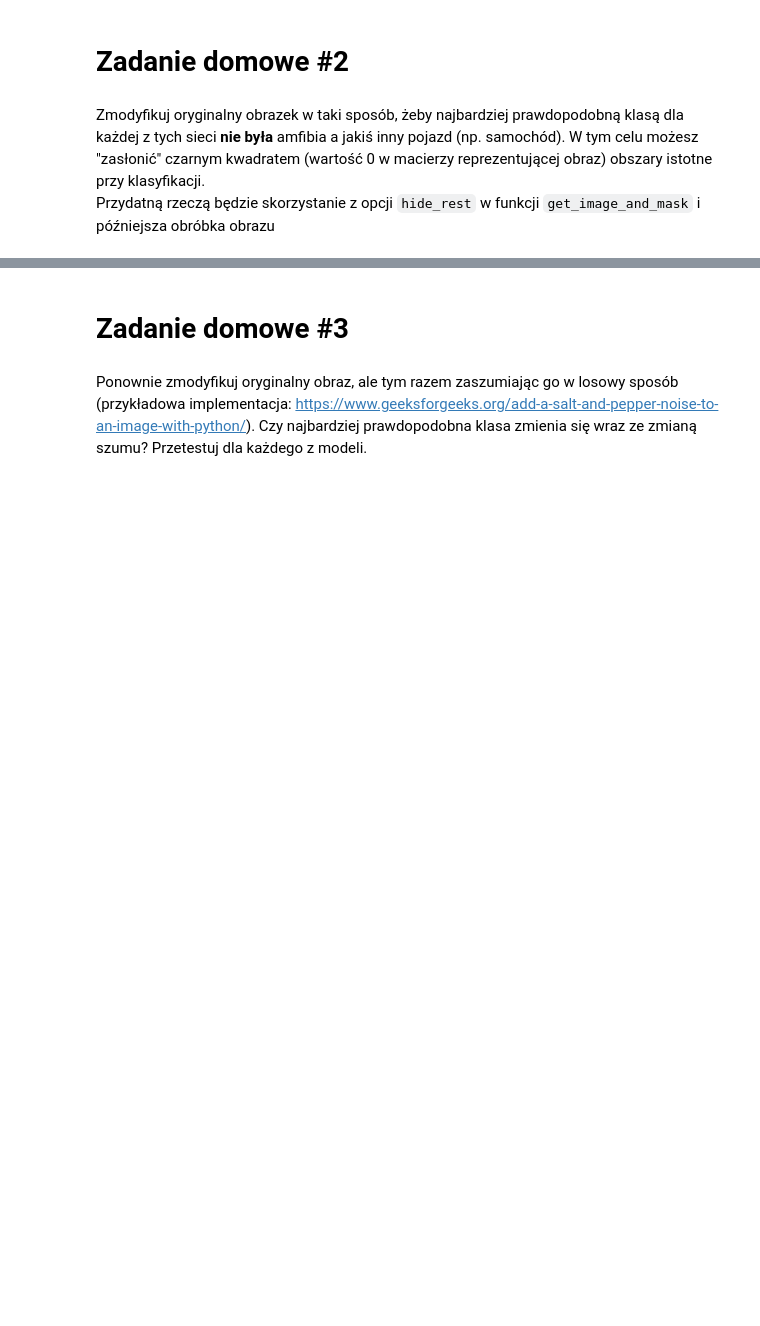
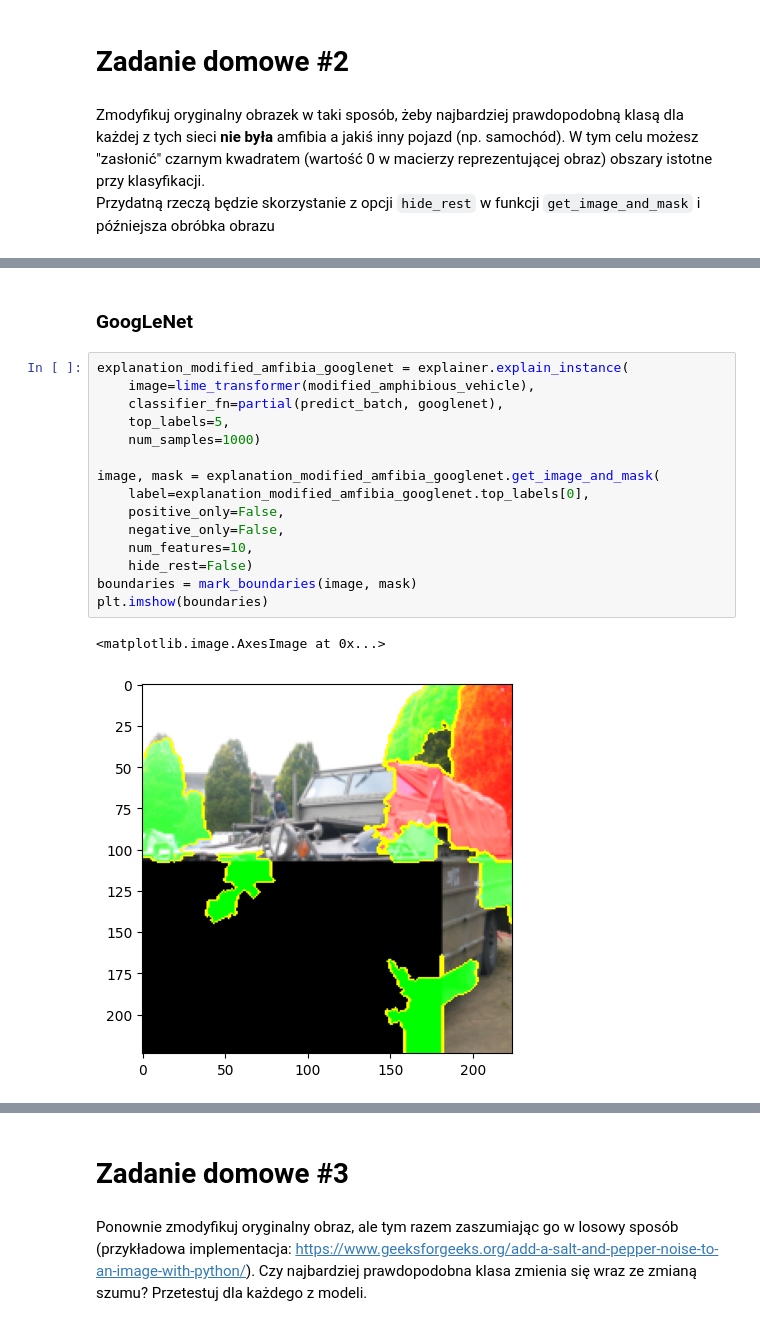
Before and after one commit to FilipKatulski/machine-learning, a Jupyter notebook: LAB4/LIME_image.ipynb, the cells around one changed output, grey strips where cells are left out. Cells and saved outputs as stored; diff of their text form; blank space fills up the shorter version.

```diff
--- a/LAB4/LIME_image.ipynb
+++ b/LAB4/LIME_image.ipynb
@@ -485,0 +553,20 @@ Przydatną rzeczą będzie skorzystanie z opcji `hide_rest` w funkcji `get_image
+# %% [markdown]
+### GoogLeNet
+# %%
+explanation_modified_amfibia_googlenet = explainer.explain_instance(
+    image=lime_transformer(modified_amphibious_vehicle),
+    classifier_fn=partial(predict_batch, googlenet),
+    top_labels=5,
+    num_samples=1000)
+
+image, mask = explanation_modified_amfibia_googlenet.get_image_and_mask(
+    label=explanation_modified_amfibia_googlenet.top_labels[0],
+    positive_only=False,
+    negative_only=False,
+    num_features=10,
+    hide_rest=False)
+boundaries = mark_boundaries(image, mask)
+plt.imshow(boundaries)
+# %% [output]
+<matplotlib.image.AxesImage at 0x...>
+[figure, added]
```
Also changed, not shown: parts of 27 cells of this notebook, 3 other files.
